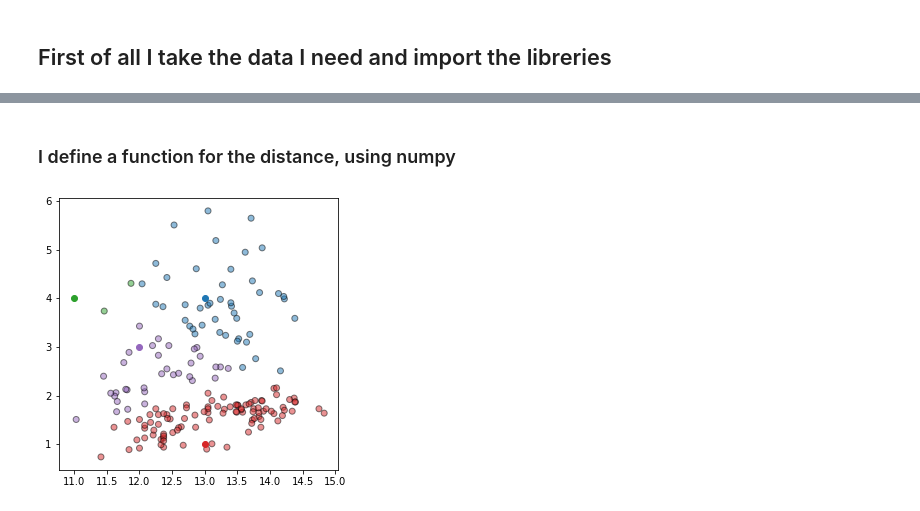
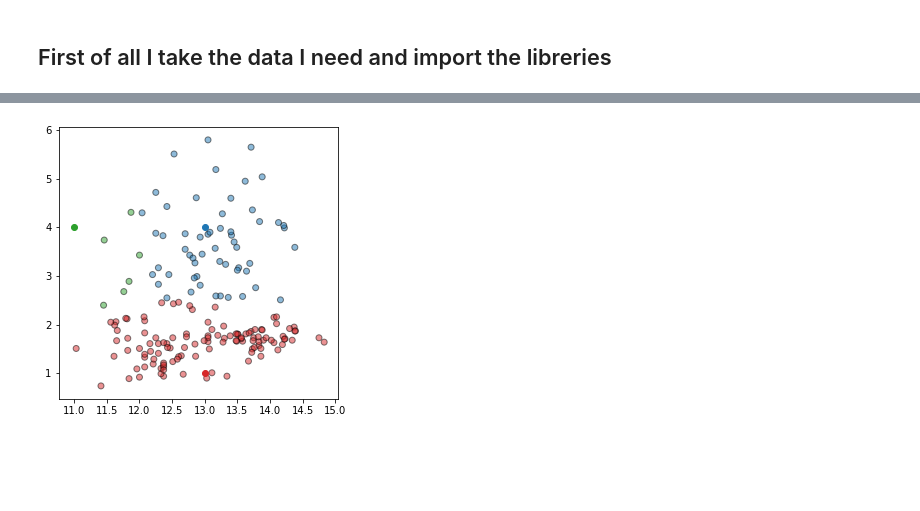
Before and after one commit to Gruntrexpewrus/HMK4, a Jupyter notebook: Question3.ipynb, the cells around one changed output, grey strips where cells are left out. Saved outputs shown, nothing was run; the diff lists cells and outputs as text; code cells hidden in the pictures; blank space fills up the shorter version.

```diff
--- a/Question3.ipynb
+++ b/Question3.ipynb
@@ -23,0 +103,5 @@ df.head()
+# %%
+## Repeat Assigment Stage
+
+centrDf = cl.assignmentAll(centrDf, centroids)
+centrDf.head()
@@ -28,25 +155,19 @@ df.head()
 # %%
+df_clean=df.drop(['class identifier'], axis=1)
 np.random.seed(200)
-k = 4
-# centroids[i] = [x, y]
+k = 3
+
 # I compute min and max of my fields to be sure to generate cluster in the right range (in the "domain")
 minAlcohol=min(df['Alcohol'])
 maxAlcohol=max(df['Alcohol'])
 minMalicAcid=min(df['Malic acid'])
 maxMalicAcid=max(df['Malic acid'])
-
-#print(minAlcohol,' ',maxAlcohol)
-#print(minMalicAcid,' ',maxMalicAcid)
 centroids = {
     i+1: [np.random.randint(minAlcohol, maxAlcohol), np.random.randint(minMalicAcid, maxMalicAcid)]
     for i in range(k)
 }
-
-
-fig = plt.figure(figsize=(20, 20))
-plt.scatter(df['Alcohol'], df['Malic acid'], color='k')#df['Ash'], df['Alcalinity of ash'],df['Magnesium'],df['Total phenols'],df['Flavanoids'],df['Nonflavanoid phenols'],
-            #df['Proanthocyanins'],df['Color intensity'],df['Hue'],df['OD280/OD315 of diluted wines'],df['Proline'], color='k')
-#colmap = {1: 'r', 2: 'g', 3: 'b'}
+fig = plt.figure(figsize=(5,5))
+plt.scatter(df['Alcohol'], df['Malic acid'], color='k')#
 colmap = {1: 'tab:red', 2: 'tab:green', 3: 'tab:blue', 4:'tab:purple', 5:'tab:cyan', 6:'tab:olive', 7:'tab:orange', 8:'tab:pink', 9:'tab:brown', 10:'tab:gray'}
 for i in centroids.keys():
     plt.scatter(*centroids[i], color=colmap[i])
@@ -56,2 +176,0 @@ plt.show()
-# %% [markdown]
-### I define a function for the distance, using numpy
@@ -78,30 +177,14 @@ def distance(x,y):
 # %%
 ## Assignment Stage
-def assignment(df, centroids):
-    for i in centroids.keys():
-        # sqrt((x1 - x2)^2 - (y1 - y2)^2)
-        df['distance_from_{}'.format(i)] = (
-            np.sqrt(
-                (df['Alcohol'] - centroids[i][0]) ** 2
-                + (df['Malic acid'] - centroids[i][1]) ** 2
-            )
-        )
-    centroid_distance_cols = ['distance_from_{}'.format(i) for i in centroids.keys()]
-    df['closest'] = df.loc[:, centroid_distance_cols].idxmin(axis=1)
-    df['closest'] = df['closest'].map(lambda x: int(x.lstrip('distance_from_')))
-    df['color'] = df['closest'].map(lambda x: colmap[x])
-    return df
-
-df= assignment(df, centroids)
-
+centrDf= cl.assignment2(df_clean, centroids)
+centrDf['color'] = centrDf['closest'].map(lambda x: colmap[x])
 fig = plt.figure(figsize=(5, 5))
-plt.scatter(df['Alcohol'], df['Malic acid'], color=df['color'], alpha=0.5, edgecolor='k')
+plt.scatter(centrDf['Alcohol'], centrDf['Malic acid'], color=centrDf['color'], alpha=0.5, edgecolor='k')
 for i in centroids.keys():
     plt.scatter(*centroids[i], color=colmap[i])
 plt.show()
-#df1[['Alcohol','Malic acid','distance_from_1','distance_from_2','distance_from_3','distance_from_4']]
 # %% [output]
-[figure, old version]
+[figure, new version]
 # %%
 ## Update Stage
 
```
Also changed, not shown: parts of 26 cells of this notebook, 1 other file.
